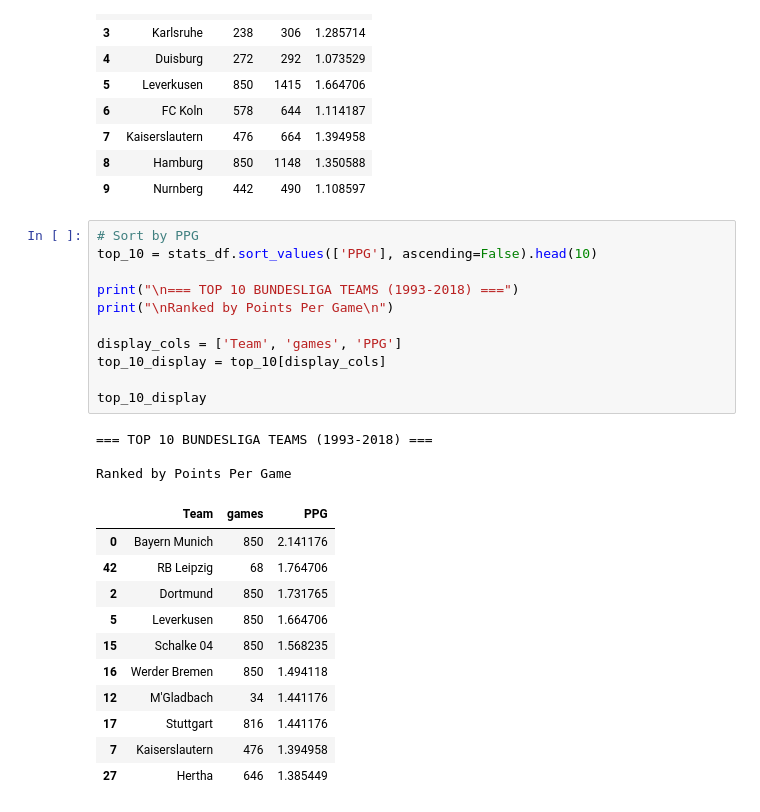
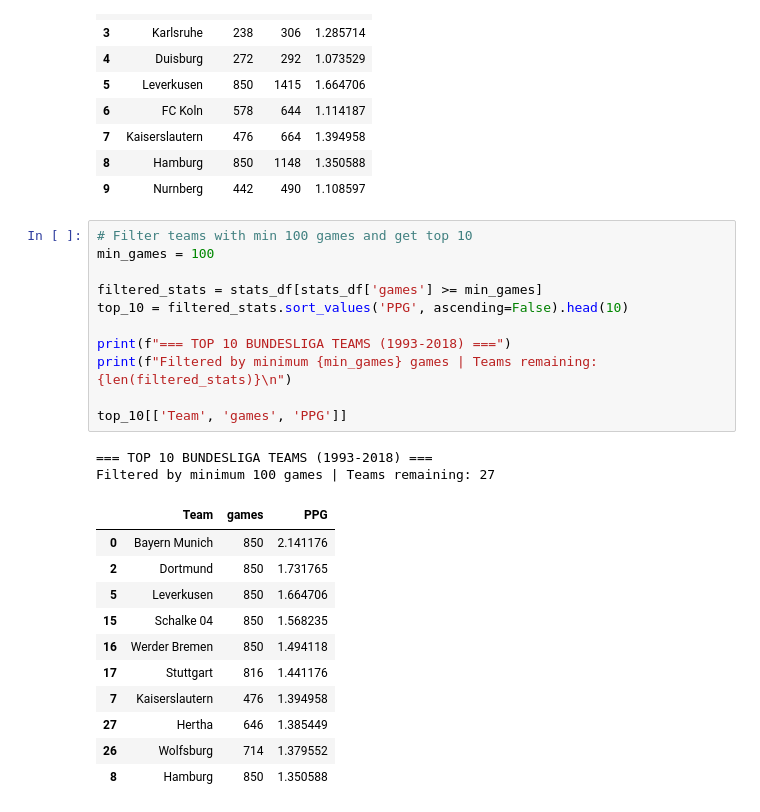
Before and after one commit to rjefsen/bundesliga, a Jupyter notebook: src/bundesliga.ipynb, the cells around one changed output. Cells and saved outputs as stored; diff of their text form.

Commit message:
Add min 100 matches filter and make bar chart of top 10 by PPG

```diff
--- a/src/bundesliga.ipynb
+++ b/src/bundesliga.ipynb
@@ -120,28 +121,27 @@ Total teams in dataset: 43
 | 8 | Hamburg | 850 | 1148 | 1.350588 |
 | 9 | Nurnberg | 442 | 490 | 1.108597 |
 # %%
-# Sort by PPG
-top_10 = stats_df.sort_values(['PPG'], ascending=False).head(10)
+# Filter teams with min 100 games and get top 10
+min_games = 100
 
-print("\n=== TOP 10 BUNDESLIGA TEAMS (1993-2018) ===")
-print("\nRanked by Points Per Game\n")
+filtered_stats = stats_df[stats_df['games'] >= min_games]
+top_10 = filtered_stats.sort_values('PPG', ascending=False).head(10)
 
-display_cols = ['Team', 'games', 'PPG']
-top_10_display = top_10[display_cols]
+print(f"=== TOP 10 BUNDESLIGA TEAMS (1993-2018) ===")
+print(f"Filtered by minimum {min_games} games | Teams remaining: {len(filtered_stats)}\n")
 
-top_10_display
+top_10[['Team', 'games', 'PPG']]
 # %% [output]
 === TOP 10 BUNDESLIGA TEAMS (1993-2018) ===
-
-Ranked by Points Per Game
+Filtered by minimum 100 games | Teams remaining: 27
 |  | Team | games | PPG |
 | 0 | Bayern Munich | 850 | 2.141176 |
-| 42 | RB Leipzig | 68 | 1.764706 |
 | 2 | Dortmund | 850 | 1.731765 |
 | 5 | Leverkusen | 850 | 1.664706 |
 | 15 | Schalke 04 | 850 | 1.568235 |
 | 16 | Werder Bremen | 850 | 1.494118 |
-| 12 | M'Gladbach | 34 | 1.441176 |
 | 17 | Stuttgart | 816 | 1.441176 |
 | 7 | Kaiserslautern | 476 | 1.394958 |
 | 27 | Hertha | 646 | 1.385449 |
+| 26 | Wolfsburg | 714 | 1.379552 |
+| 8 | Hamburg | 850 | 1.350588 |
```
Also changed, not shown: parts of 3 cells of this notebook.
